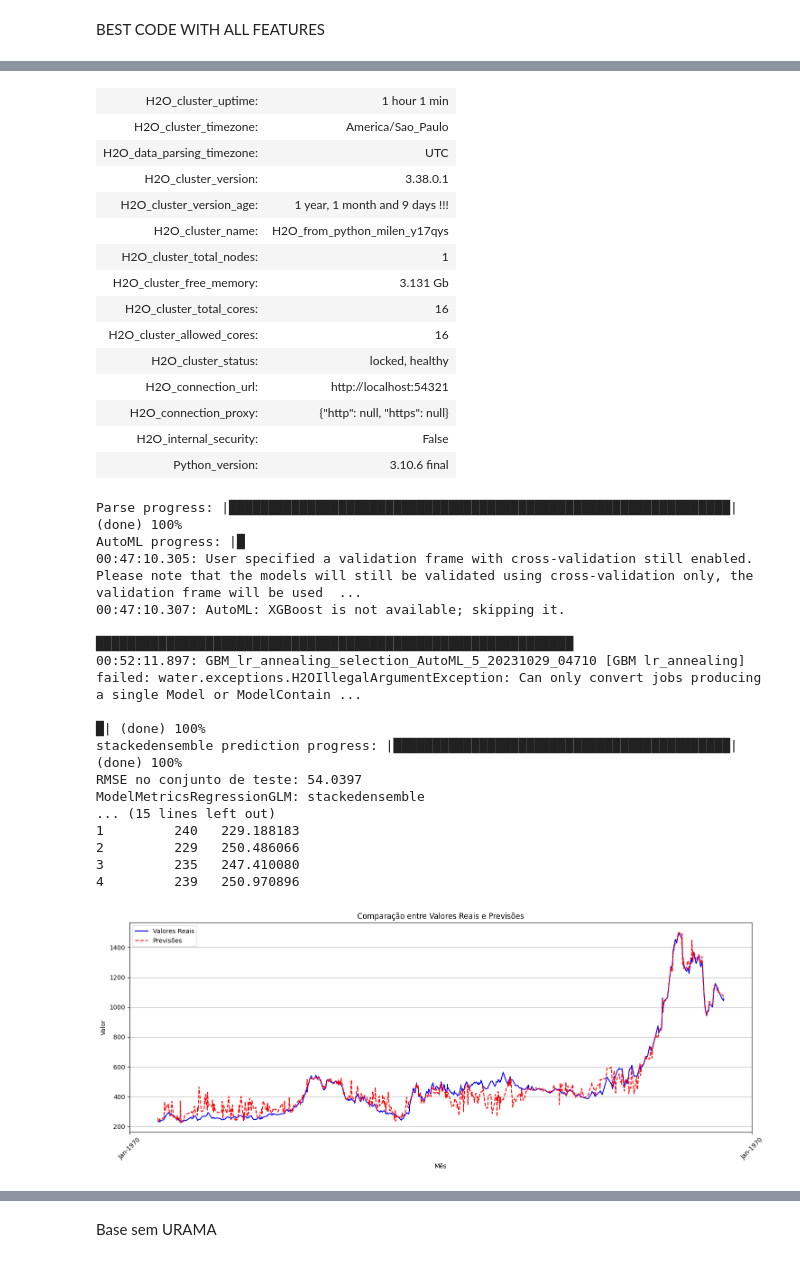
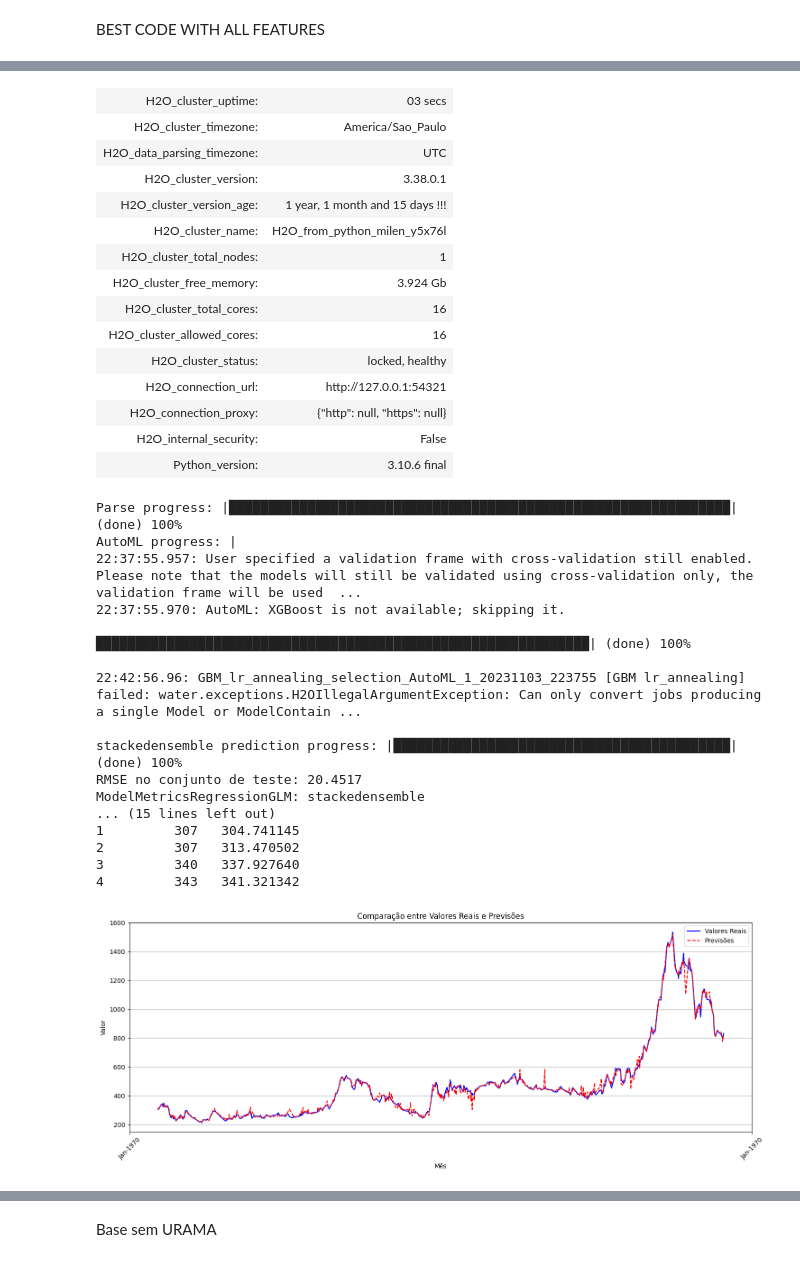
Before and after one commit to M1LENAFAR1A/Previsao_Diferenca_Pontos_Cafe, a Jupyter notebook: h2o.ipynb, the cells around one changed output, grey strips where cells are left out. Drawn from its saved outputs; the diff is of its cells as text; code cells hidden in the pictures.

```diff
--- a/h2o.ipynb
+++ b/h2o.ipynb
@@ -11,7 +11,7 @@ import matplotlib.pyplot as plt
 h2o.init()
 
 # 3. Carregue seus dados diretamente de um arquivo CSV para um H2OFrame
-path_to_csv = 'C:/Users/milen/OneDrive/Documentos/TCC/Bases/base3.csv'
+path_to_csv = 'C:/Users/milen/OneDrive/Documentos/TCC/Bases/weater_base.csv'
 frame = h2o.import_file(path_to_csv)
 
 # 4. Divisão dos dados
@@ -81,33 +89,33 @@ Warning: Your H2O cluster version is too old (1 year, 1 month and 9 days)!Please
-| H2O_cluster_uptime: | 1 hour 1 min |
+| H2O_cluster_uptime: | 03 secs |
 | H2O_cluster_timezone: | America/Sao_Paulo |
 | H2O_data_parsing_timezone: | UTC |
 | H2O_cluster_version: | 3.38.0.1 |
-| H2O_cluster_version_age: | 1 year, 1 month and 9 days !!! |
-| H2O_cluster_name: | H2O_from_python_milen_y17qys |
+| H2O_cluster_version_age: | 1 year, 1 month and 15 days !!! |
+| H2O_cluster_name: | H2O_from_python_milen_y5x76l |
 | H2O_cluster_total_nodes: | 1 |
-| H2O_cluster_free_memory: | 3.131 Gb |
+| H2O_cluster_free_memory: | 3.924 Gb |
 | H2O_cluster_total_cores: | 16 |
 | H2O_cluster_allowed_cores: | 16 |
 | H2O_cluster_status: | locked, healthy |
-| H2O_connection_url: | http://localhost:54321 |
+| H2O_connection_url: | http://127.0.0.1:54321 |
 | H2O_connection_proxy: | {"http": null, "https": null} |
 | H2O_internal_security: | False |
 | Python_version: | 3.10.6 final |
 Parse progress: |████████████████████████████████████████████████████████████████| (done) 100%
-AutoML progress: |█
-00:47:10.305: User specified a validation frame with cross-validation still enabled. Please note that the models will still be validated using cross-validation only, the validation frame will be used  ...
-00:47:10.307: AutoML: XGBoost is not available; skipping it.
+AutoML progress: |
+22:37:55.957: User specified a validation frame with cross-validation still enabled. Please note that the models will still be validated using cross-validation only, the validation frame will be used  ...
+22:37:55.970: AutoML: XGBoost is not available; skipping it.
 
-█████████████████████████████████████████████████████████████
-00:52:11.897: GBM_lr_annealing_selection_AutoML_5_20231029_04710 [GBM lr_annealing] failed: water.exceptions.H2OIllegalArgumentException: Can only convert jobs producing a single Model or ModelContain ...
+███████████████████████████████████████████████████████████████| (done) 100%
 
-█| (done) 100%
+22:42:56.96: GBM_lr_annealing_selection_AutoML_1_20231103_223755 [GBM lr_annealing] failed: water.exceptions.H2OIllegalArgumentException: Can only convert jobs producing a single Model or ModelContain ...
+
 stackedensemble prediction progress: |███████████████████████████████████████████| (done) 100%
-RMSE no conjunto de teste: 54.0397
+RMSE no conjunto de teste: 20.4517
 ModelMetricsRegressionGLM: stackedensemble
 ... (15 lines left out)
-1         240   229.188183
-2         229   250.486066
-3         235   247.410080
-4         239   250.970896
+1         307   304.741145
+2         307   313.470502
+3         340   337.927640
+4         343   341.321342
-[figure, old version]
+[figure, new version]
```
Also changed, not shown: parts of 2 cells of this notebook.
